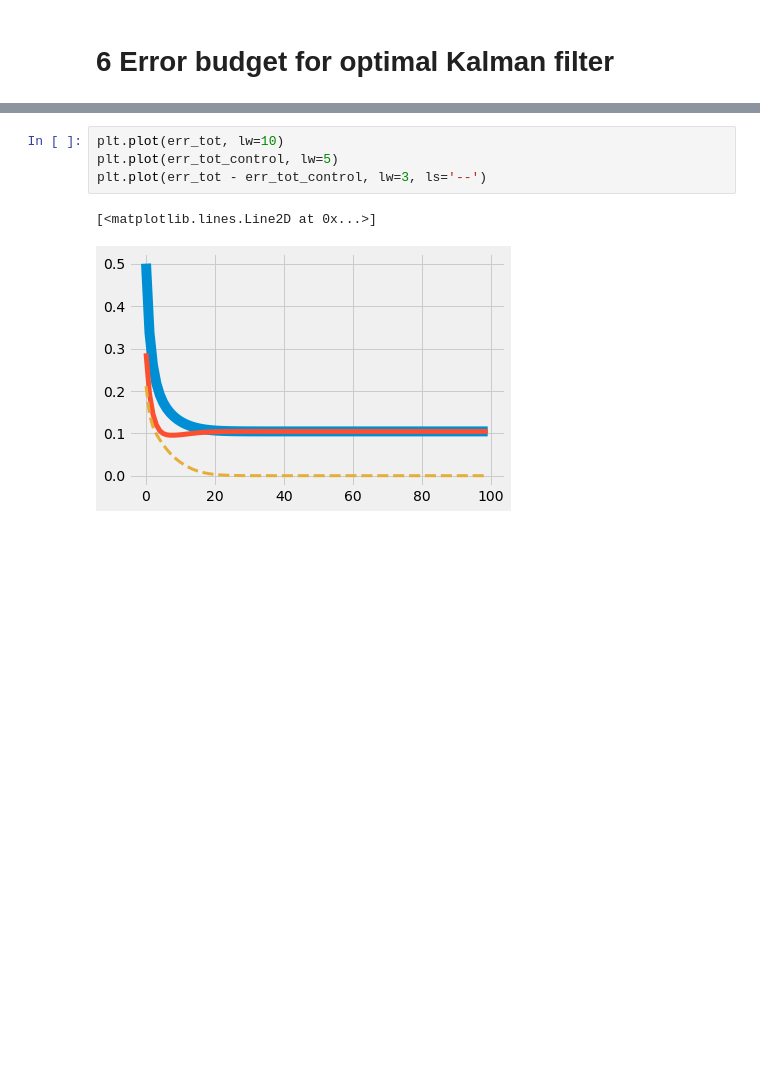
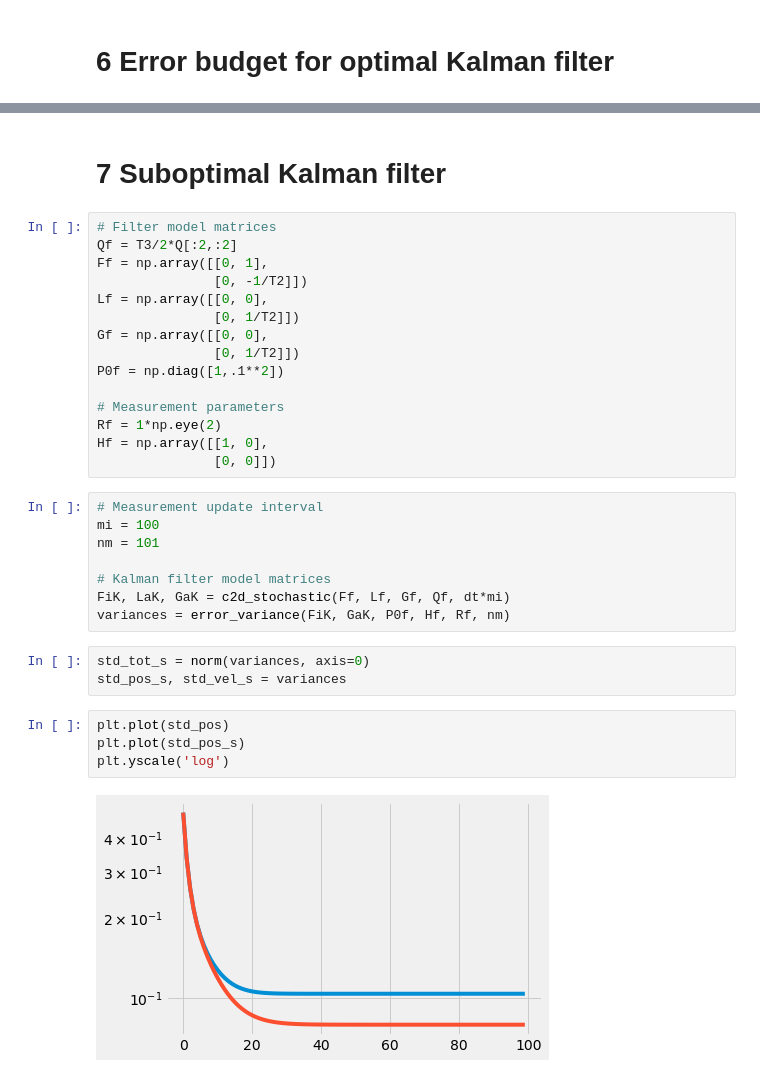
Before and after one commit to fonstelien/TEK4050, a Jupyter notebook: project/project.ipynb, the cells around one changed output, grey strips where cells are left out. Drawn from its saved outputs; the diff is of its cells as text; blank space fills up the shorter version.

```diff
--- a/project/project.ipynb
+++ b/project/project.ipynb
@@ -300,7 +317,34 @@ plt.yscale('log')
-# %%
-plt.plot(err_tot, lw=10)
-plt.plot(err_tot_control, lw=5)
-plt.plot(err_tot - err_tot_control, lw=3, ls='--')
-# %% [output]
-[<matplotlib.lines.Line2D at 0x...>]
-[figure, removed]
+# %% [markdown]
+# 7 Suboptimal Kalman filter
+# %%
+# Filter model matrices
+Qf = T3/2*Q[:2,:2]
+Ff = np.array([[0, 1],
+               [0, -1/T2]])
+Lf = np.array([[0, 0],
+               [0, 1/T2]])
+Gf = np.array([[0, 0],
+               [0, 1/T2]])
+P0f = np.diag([1,.1**2])
+
+# Measurement parameters
+Rf = 1*np.eye(2)
+Hf = np.array([[1, 0],
+               [0, 0]])
+# %%
+# Measurement update interval
+mi = 100
+nm = 101
+
+# Kalman filter model matrices
+FiK, LaK, GaK = c2d_stochastic(Ff, Lf, Gf, Qf, dt*mi)
+variances = error_variance(FiK, GaK, P0f, Hf, Rf, nm)
+# %%
+std_tot_s = norm(variances, axis=0)
+std_pos_s, std_vel_s = variances
+# %%
+plt.plot(std_pos)
+plt.plot(std_pos_s)
+plt.yscale('log')
+# %% [output]
+[figure, added]
```
Also changed, not shown: parts of 12 cells of this notebook.
